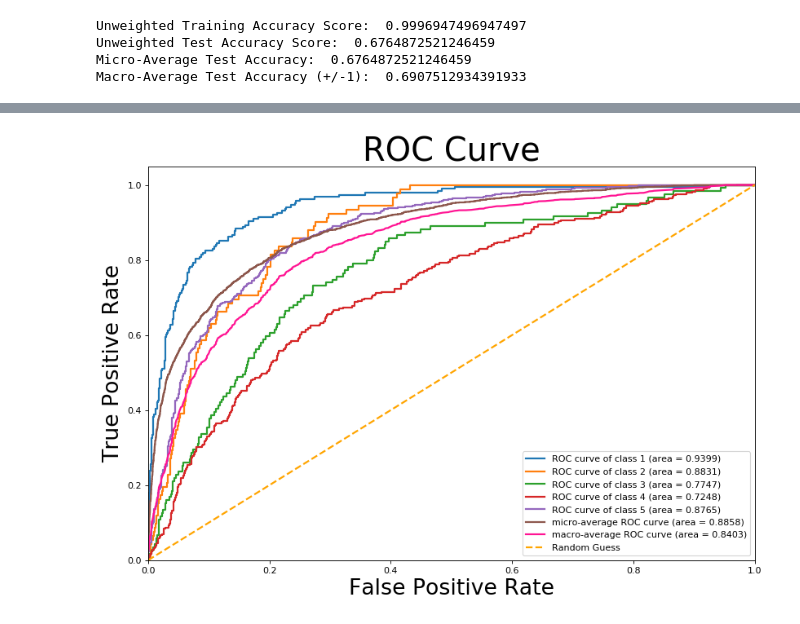
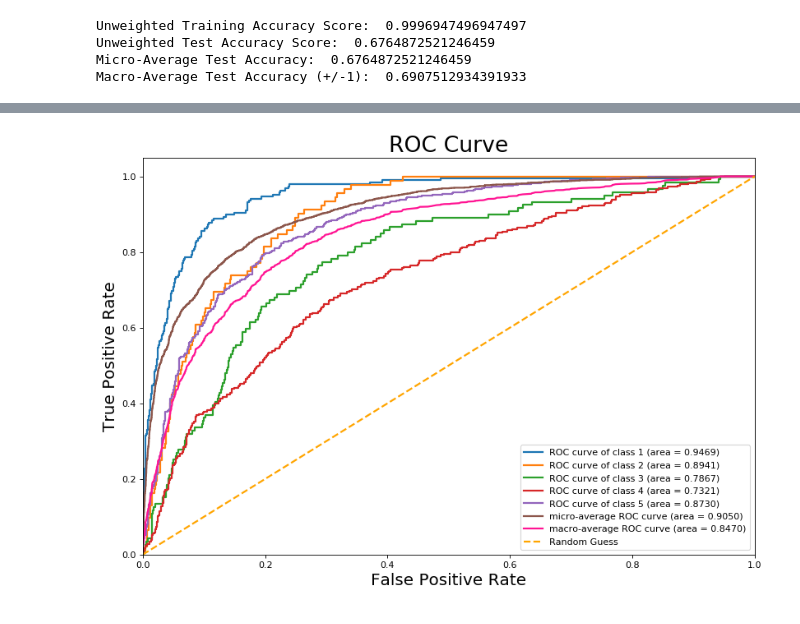
Before and after one commit to harrisonized/Analyzing_Yelp_Reviews_for_Climbing_Gyms, a Jupyter notebook: yelp/classifying-reviews.ipynb, the cells around one changed output, grey strips where cells are left out. Cells and saved outputs as stored; diff of their text form; code cells hidden in the pictures.

Commit message:
regenerated some figures with correct titles

```diff
--- a/yelp/classifying-reviews.ipynb
+++ b/yelp/classifying-reviews.ipynb
@@ -512,14 +512,14 @@ confusion_normalized_array = normalize(confusion, axis=1, norm='l1')
 
 fig, ax = plt.subplots(figsize=(12, 8))
 for i in range(5):
-    ax.plot(star_list, confusion_normalized_array[i], label='Class {0}'.format(i+1), lw=2)
-ax.set_xlabel('Star Rating', fontsize=24)
+    ax.plot(star_list, confusion_normalized_array[i], label='{0}-Star'.format(i+1), lw=2)
+ax.set_xlabel('Model Prediction', fontsize=18)
 ax.set_xlim(left = 1, right = 5)
 ax.set_xticks(star_list)
 ax.set_ylim(bottom = 0, top = 1)
-ax.set_ylabel('Probability', fontsize=24)
+ax.set_ylabel('Fraction of Predictions', fontsize=18)
 plt.legend(loc="lower right")
-ax.set_title('Reviews Assigned Per Class', fontsize=36)
+ax.set_title('Reviews Assigned Per Class', fontsize=24)
 ax.xaxis.grid(True)
 plt.savefig("figures/feature-union/class-prediction-unweighted.png", transparent=False, bbox_inches="tight")
 # %% [output]
@@ -530,7 +530,7 @@ plt.savefig("figures/feature-union/class-prediction-unweighted.png", transparent
 
 # New Thresholds
 count_dict = Counter(target_train_ser)
-threshold_array = np.array([1/count_dict[1], 2.5/count_dict[2], 3/count_dict[3], 1/count_dict[4], 1/count_dict[5]])
+threshold_array = np.array([1/count_dict[1], 1/count_dict[2], 1/count_dict[3], 1/count_dict[4], 1/count_dict[5]])
 
 # Generating new predict and proba variables
 features_train_vectorized_proba_array_new = normalize(features_train_vectorized_proba_array * threshold_array, axis=1, norm='l1')
@@ -569,14 +569,14 @@ confusion_normalized_array = normalize(confusion, axis=1, norm='l1')
 
 fig, ax = plt.subplots(figsize=(12, 8))
 for i in range(5):
-    ax.plot(star_list, confusion_normalized_array[i], label='Class {0}'.format(i+1), lw=2)
-ax.set_xlabel('Star Rating', fontsize=24)
+    ax.plot(star_list, confusion_normalized_array[i], label='{0}-Star'.format(i+1), lw=2)
+ax.set_xlabel('Model Prediction', fontsize=18)
 ax.set_xlim(left = 1, right = 5)
 ax.set_xticks(star_list)
 ax.set_ylim(bottom = 0, top = 1)
-ax.set_ylabel('Probability', fontsize=24)
+ax.set_ylabel('Fraction of Predictions', fontsize=18)
 plt.legend(loc="lower right")
-ax.set_title('Reviews Assigned Per Class', fontsize=36)
+ax.set_title('Fraction of Predictions', fontsize=24)
 ax.xaxis.grid(True)
 plt.savefig("figures/feature-union/class-predictions-weighted.png", transparent=False, bbox_inches="tight")
 # %% [output]
@@ -585,20 +585,20 @@ plt.savefig("figures/feature-union/class-predictions-weighted.png", transparent=
 # %%
 # Compute Multiclass ROC for training set
 fpr, tpr, thresholds, roc_auc = compute_multiclass_ROC(target_test_bin_array, features_test_vectorized_proba_array_new)
 
 # Plot Micro-ROC curve for Weighted Test set
 plt.figure(figsize=(12, 8), dpi=80)
 for i in range(5):
     plt.plot(fpr[i], tpr[i], label='ROC curve of class {0} (area = {1:1.4f})'.format(i+1, roc_auc[i]), lw=2)
 plt.plot(fpr["micro"], tpr["micro"], label='micro-average ROC curve (area = {0:0.4f})'.format(roc_auc["micro"]), lw=2)
 plt.plot(fpr["macro"], tpr["macro"], label='macro-average ROC curve (area = {0:0.4f})'.format(roc_auc["macro"]), color='deeppink', lw=2)
 plt.plot([0, 1], [0, 1], c='orange', lw = 2, ls='--', label= "Random Guess")
 plt.xlim([0.0, 1.0])
 plt.ylim([0.0, 1.05])
-plt.xlabel('False Positive Rate', fontsize=24)
-plt.ylabel('True Positive Rate', fontsize=24)
-plt.title('ROC Curve', fontsize=36)
+plt.xlabel('False Positive Rate', fontsize=18)
+plt.ylabel('True Positive Rate', fontsize=18)
+plt.title('ROC Curve', fontsize=24)
 plt.legend(loc="lower right")
 plt.savefig("figures/feature-union/roc-weighted.png", transparent=False, bbox_inches="tight")
 # %% [output]
-[figure, old version]
+[figure, new version]
```
Also changed, not shown: parts of 6 cells of this notebook, 7 other files.
